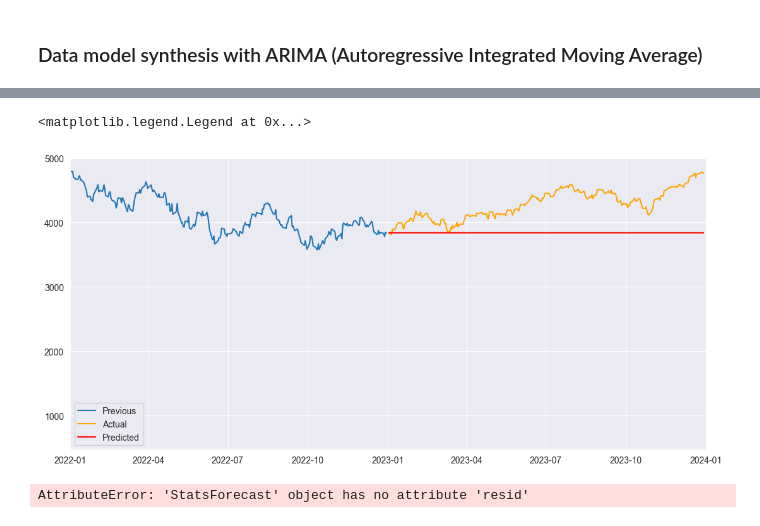
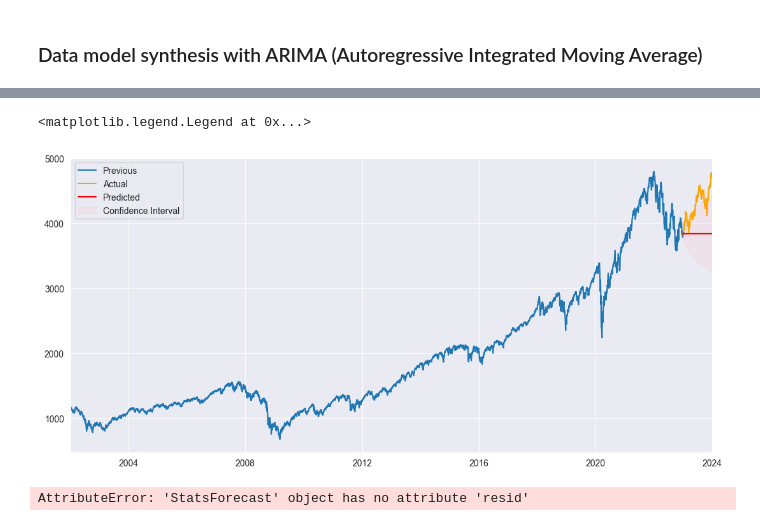
Before and after one commit to eddienubes/datascience-for-ek, a Jupyter notebook: project1/analysis.ipynb, the cells around one changed output, grey strips where cells are left out. Cells and saved outputs as stored; diff of their text form; code cells hidden in the pictures.

```diff
--- a/project1/analysis.ipynb
+++ b/project1/analysis.ipynb
@@ -212,34 +288,27 @@ Observations used:  6227
 # %%
-split_date = date_parser.parse(end_date) - relativedelta(years=1)
-training_set = snp_data.loc[:split_date]
-testing_set = snp_data.loc[split_date:]
-
-training_df = pd.DataFrame({
-    'close': training_set['close'],
-    'ds': training_set.index,
-    'unique_id': range(len(training_set['close']))
-})
-testing_df = pd.DataFrame({
-    'close': testing_set['close'],
-    'ds': testing_set.index,
-    'unique_id': range(len(testing_set['close']))
-})
-
+# arima_model = StatsForecast(
+#     models = [AutoARIMA()],
+#     freq=frequency,
+#     n_jobs=-1
+# )
 arima_model = StatsForecast(
-    models = [AutoARIMA()],
+    models=[ARIMA(order=best_order)],
     freq=frequency,
     n_jobs=-1
 )
-# arima_model = ARIMA(order=(1, 1, 1), season_length=7)
+
 # # 5 - AR term. Values will be used to predict the new one.
 # # 1 - I term. Difference will be used (current - previous) to make the series stationary
 # # 0 - MA term. 0 means do NOT include error differences from the previous values
 arima_model = arima_model.fit(df=training_df, target_col='close', time_col='ds')
-# arima_model = arima_model.fit(y=training_df['close'].values)
-print(arima_string(arima_model.fitted_[0,0].model_))
+print(training_df['vix'])
+# arima_model = arima_model.fit(df=training_df, target_col='close', time_col='ds')
+# print(arima_string(arima_model.fitted_[0,0].model_))
 
 # # Predict next year
-steps = len(testing_set['close'])
-# snp_synthetic = arima_model.forecast(y=training_df['close'].values, h=steps)
-snp_synthetic = arima_model.forecast(steps=steps)
+steps = len(testing_df['close'])
+# snp_synthetic = arima_model.forecast(y=training_df['close'].values, h=steps, level=[90])
+# snp_synthetic = arima_model.forecast(h=steps)
+# snp_synthetic = arima_model.forecast(df=training_df, h=steps, X_df=testing_exogenous_df, target_col='close', time_col='ds', level=[90])
+testing_exogenous_df.shape
 # %% [output]
@@ -268,16 +327,18 @@ snp_synthetic
 # %%
 fig, ax = plt.subplots(figsize=(13, 6))
-ax.set_xlim(date_parser.parse('2022-01-01'), date_parser.parse('2024-01-01'))
+ax.set_xlim(date_parser.parse('2002-01-01'), date_parser.parse('2024-01-01'))
 ax.plot(training_set.index, training_set['close'], label='Previous')
 ax.plot(testing_set.index, testing_set['close'], color='orange', label='Actual')
 # ax.plot(testing_set.index[:steps], snp_synthetic.iloc[len(snp_synthetic['AutoARIMA']) - steps:]['AutoARIMA'], color='r', label='Predicted')
 ax.plot(testing_set.index[:steps], snp_synthetic['mean'], color='r', label='Predicted')
 # ax.fill_between(testing_set.index[:steps], confidence_intervals.iloc[:, 0], confidence_intervals.iloc[:, 1], color='pink', alpha=0.2, label='Confidence Interval')
+ax.fill_between(testing_set.index[:steps], snp_synthetic['lo-90'], snp_synthetic['hi-90'], color='pink', alpha=0.2,
+                label='Confidence Interval')
 
 ax.legend()
 # %% [output]
 <matplotlib.legend.Legend at 0x...>
-[figure, old version]
+[figure, new version]
 # %%
 residuals = arima_model.resid
 plt.figure(figsize=(10, 4))
```
Also changed, not shown: parts of 14 cells of this notebook.
